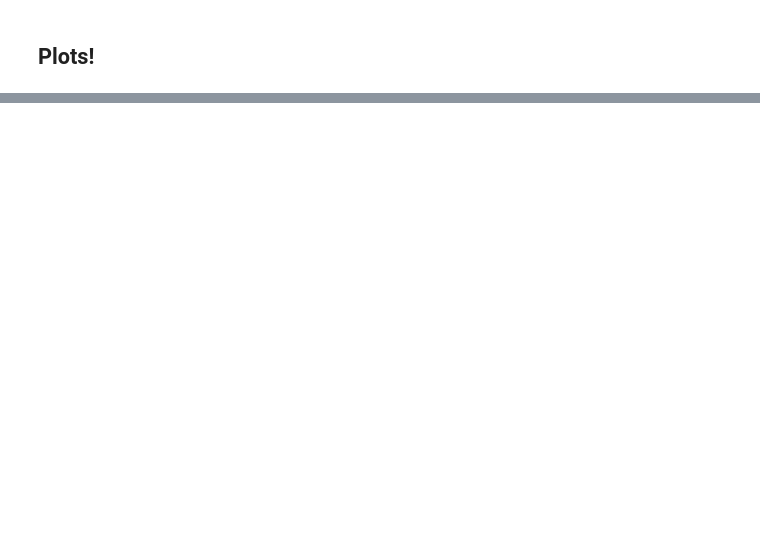
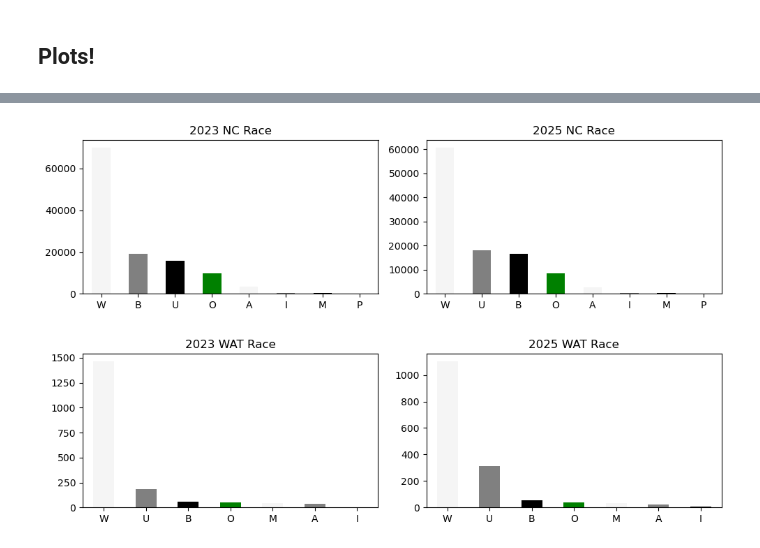
Before and after one commit to vandyy123/Election-Analysis, a Jupyter notebook: Election Results.ipynb, the cells around one changed output, grey strips where cells are left out. Drawn from its saved outputs; the diff is of its cells as text; code cells hidden in the pictures; blank space fills up the shorter version.

```diff
--- a/Election Results.ipynb
+++ b/Election Results.ipynb
@@ -148,0 +114,12 @@ watdf_current['gender_code'].value_counts().plot(ax = axes[1], kind = 'bar', sta
+# %%
+fig, axes = plt.subplots(2, 2, figsize = (10, 6))
+
+nc_past['race_code'].value_counts().plot(ax = axes[0,0], kind = 'bar', stacked = True, color = ['whitesmoke', 'grey', 'black', 'green'], title = '2023 NC Race', rot = 0)
+nc_current['race_code'].value_counts().plot(ax = axes[0,1], kind = 'bar', stacked = True, color = ['whitesmoke', 'grey', 'black', 'green'], title = '2025 NC Race', rot = 0)
+
+wat_past['race_code'].value_counts().plot(ax = axes[1,0], kind = 'bar', stacked = True, color = ['whitesmoke', 'grey', 'black', 'green'], title = '2023 WAT Race', rot = 0)
+wat_current['race_code'].value_counts().plot(ax = axes[1,1], kind = 'bar', stacked = True, color = ['whitesmoke', 'grey', 'black', 'green'], title = '2025 WAT Race', rot = 0)
+
+plt.tight_layout(h_pad=3.0)
+# %% [output]
+[figure, added]
```
Also changed, not shown: parts of 11 cells of this notebook.
